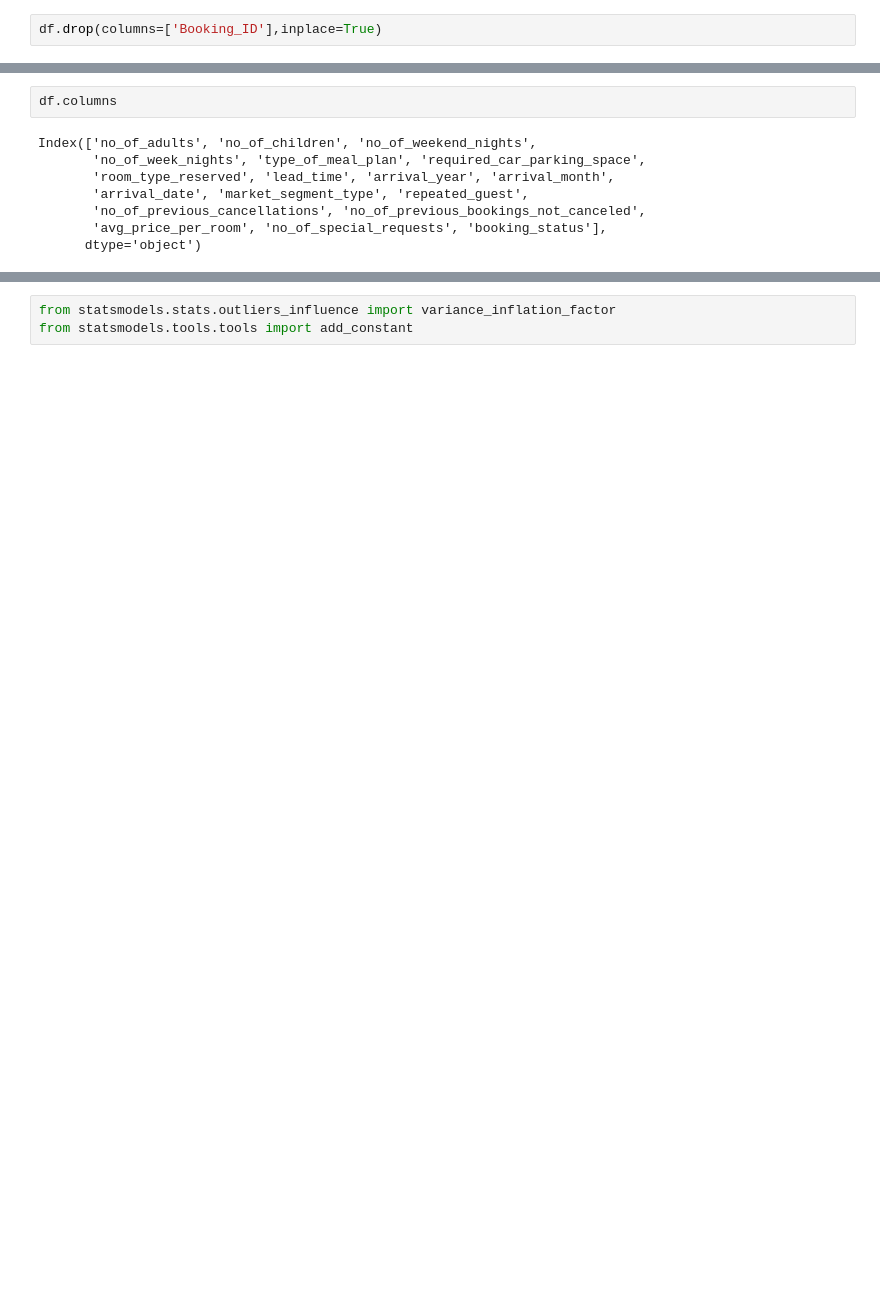
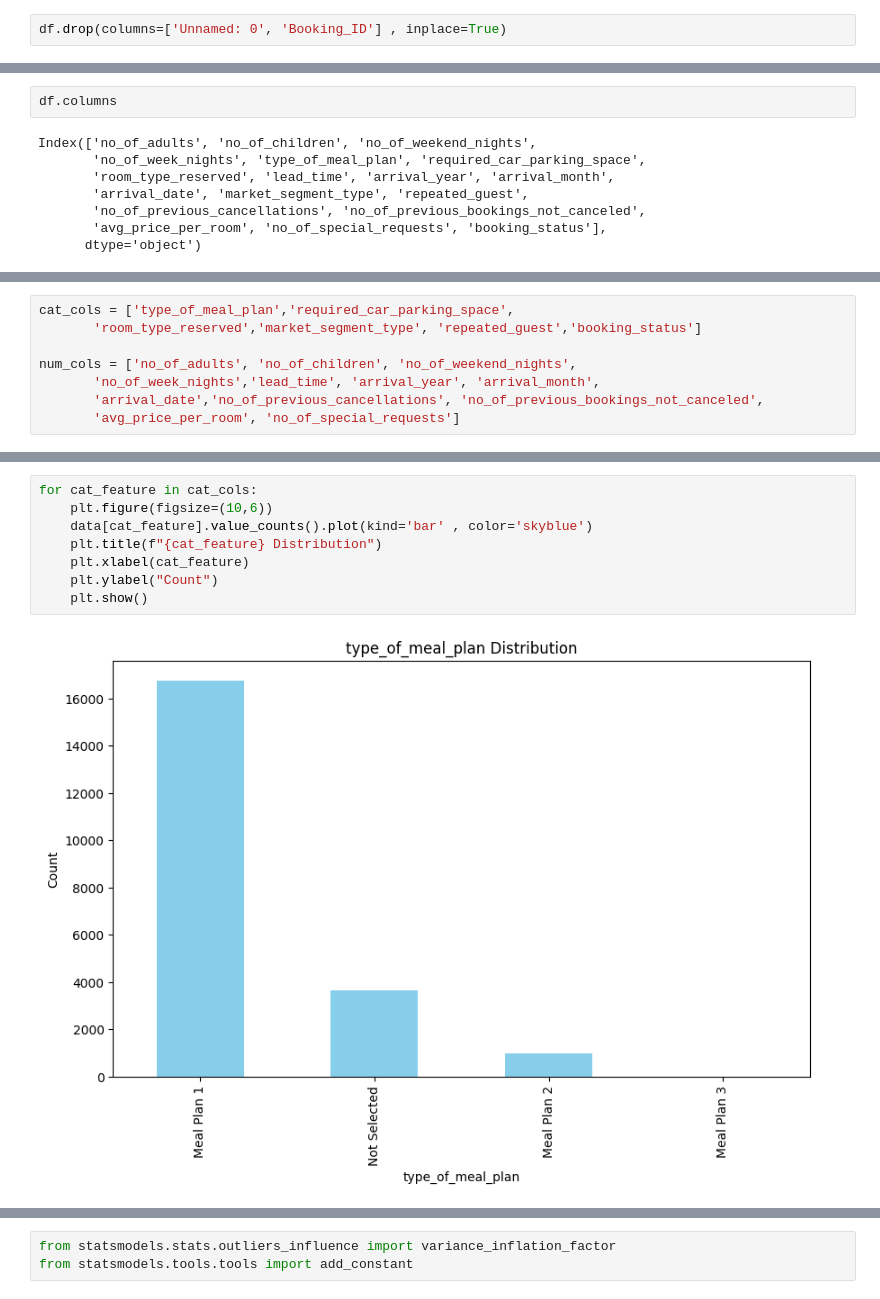
Before and after one commit to brejesh4318/Hotel-Reservation-prediction-, a Jupyter notebook: notebook/notebook.ipynb, the cells around one changed output, grey strips where cells are left out. Drawn from its saved outputs; the diff is of its cells as text; blank space fills up the shorter version.

```diff
--- a/notebook/notebook.ipynb
+++ b/notebook/notebook.ipynb
@@ -28,3 +29,3 @@ Index(['Booking_ID', 'no_of_adults', 'no_of_children', 'no_of_weekend_nights',
       dtype='object')
 # %%
-df.drop(columns=['Booking_ID'],inplace=True)
+df.drop(columns=['Unnamed: 0', 'Booking_ID'] , inplace=True)
@@ -221,0 +96,8 @@ sns.heatmap(df.corr())
+# %%
+cat_cols = ['type_of_meal_plan','required_car_parking_space',
+       'room_type_reserved','market_segment_type', 'repeated_guest','booking_status']
+
+num_cols = ['no_of_adults', 'no_of_children', 'no_of_weekend_nights',
+       'no_of_week_nights','lead_time', 'arrival_year', 'arrival_month',
+       'arrival_date','no_of_previous_cancellations', 'no_of_previous_bookings_not_canceled',
+       'avg_price_per_room', 'no_of_special_requests']
@@ -221,0 +138,10 @@ sns.heatmap(df.corr())
+# %%
+for cat_feature in cat_cols:
+    plt.figure(figsize=(10,6))
+    data[cat_feature].value_counts().plot(kind='bar' , color='skyblue')
+    plt.title(f"{cat_feature} Distribution")
+    plt.xlabel(cat_feature)
+    plt.ylabel("Count")
+    plt.show()
+# %% [output]
+[figure, added]
```
Also changed, not shown: parts of 126 cells of this notebook, 2 other files.
